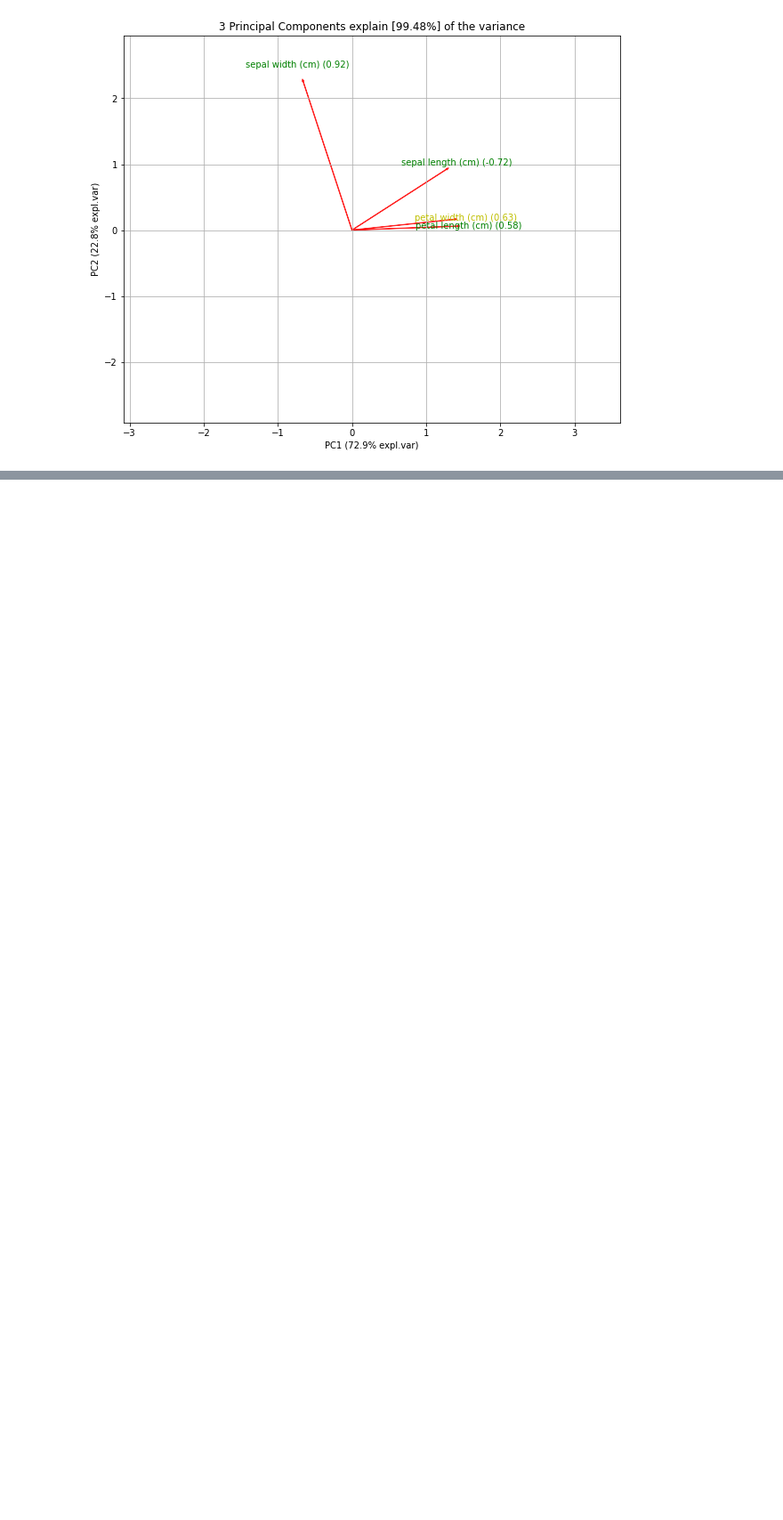
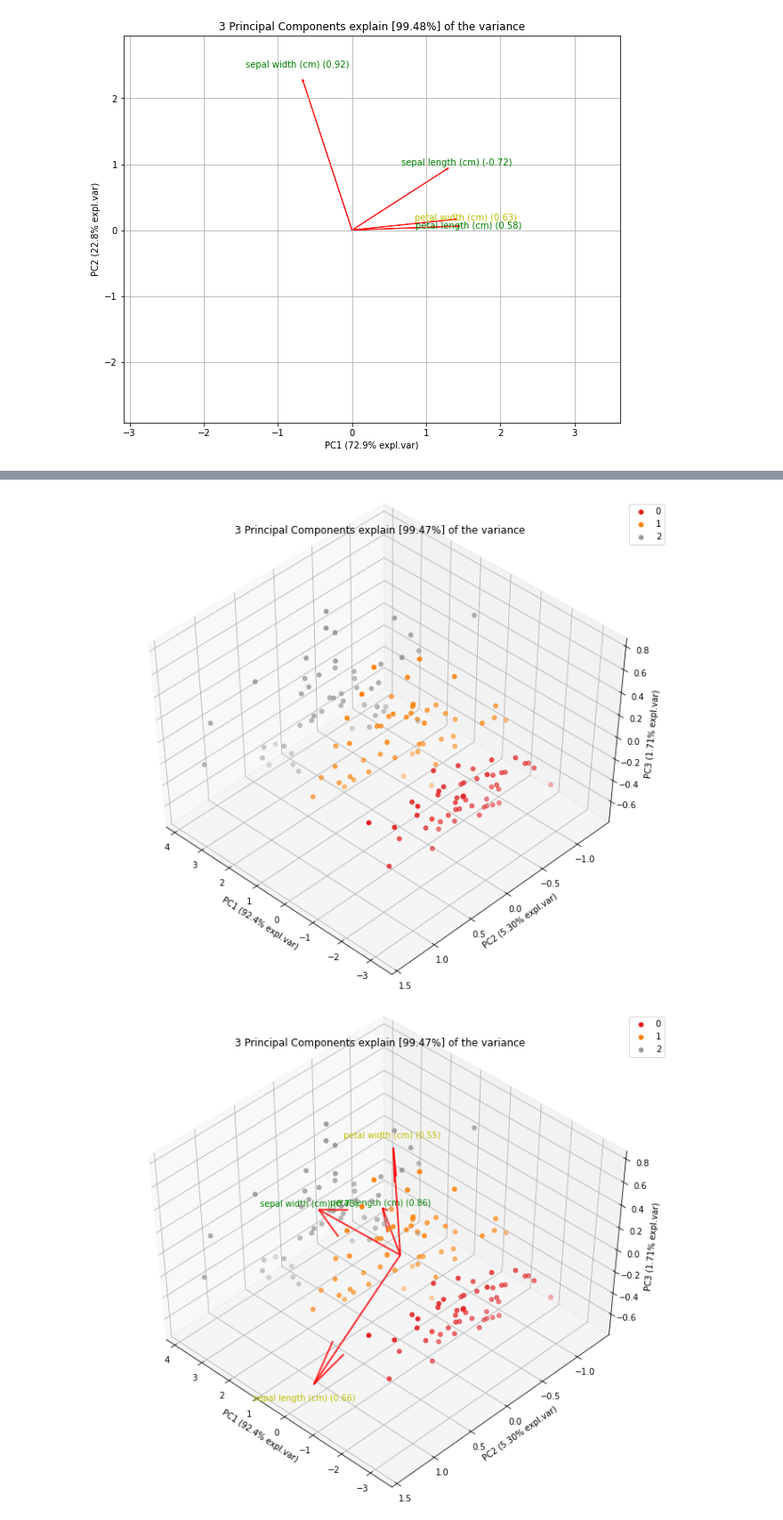
Before and after one commit to erdogant/pca, a Jupyter notebook: notebooks/pca_examples.ipynb, the cells around one changed output, grey strips where cells are left out. Shown: that part at 89% size. Cells and saved outputs as stored; diff of their text form; code cells hidden in the pictures; blank space fills up the shorter version.

```diff
--- a/notebooks/pca_examples.ipynb
+++ b/notebooks/pca_examples.ipynb
@@ -83,0 +114,8 @@ fig, ax = model.biplot(cmap=None, label=False, legend=False)
+# %%
+# 3D plots
+fig, ax = model.scatter3d()
+fig, ax = model.biplot3d()
+fig, ax = model.biplot3d(SPE=True, hotellingt2=True)
+# %% [output]
+[figure, added]
+[figure, added]
```
Also changed, not shown: parts of 6 cells of this notebook.
